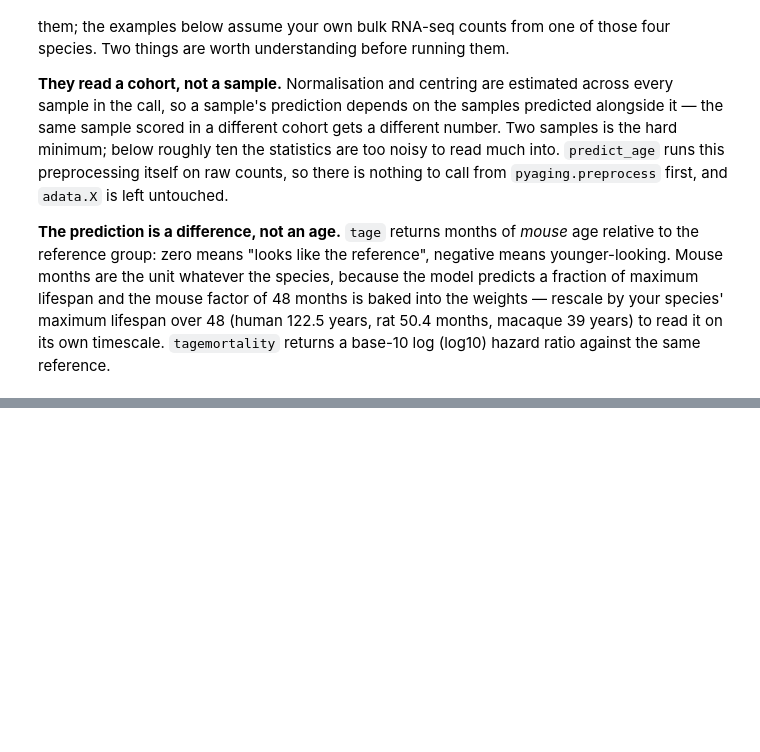
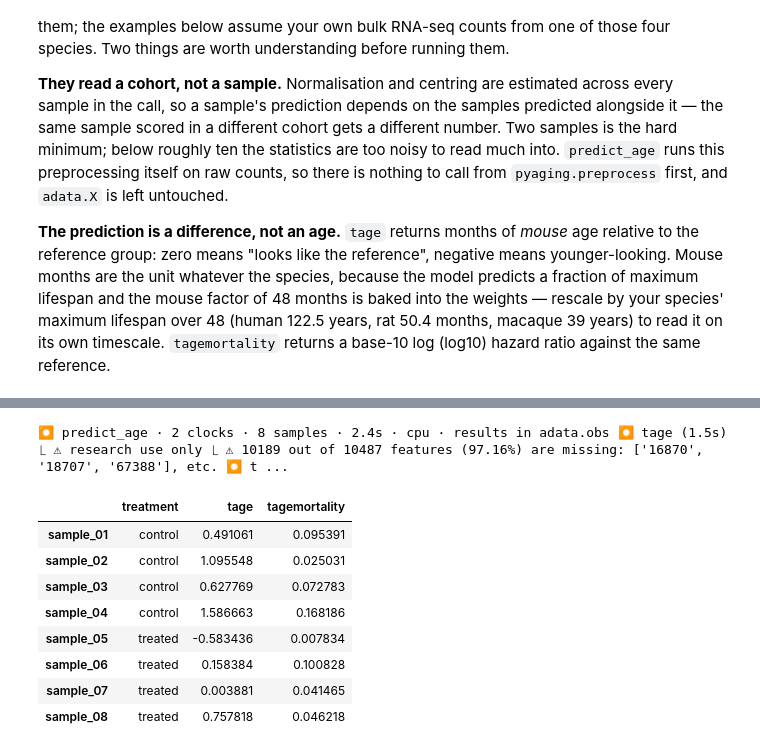
Before and after one commit to lucascamillomd/pyaging, a Jupyter notebook: tutorials/tutorial_rnaseq.ipynb, the cells around one changed output, grey strips where cells are left out. Drawn from its saved outputs; the diff is of its cells as text; code cells hidden in the pictures; blank space fills up the shorter version.

```diff
--- a/tutorials/tutorial_rnaseq.ipynb
+++ b/tutorials/tutorial_rnaseq.ipynb
@@ -148,0 +224,6 @@ What the preprocessing actually did — the species it used, how many genes mapp
+# %%
+mouse_counts = counts.copy()
+mouse_counts['mouse'] = 1
+mouse_adata = pya.preprocess.df_to_adata(mouse_counts, metadata_cols=['treatment'])
+pya.pred.predict_age(mouse_adata, ['tage', 'tagemortality'])
+mouse_adata.obs[['tage', 'tagemortality']]
@@ -148,0 +256,15 @@ What the preprocessing actually did — the species it used, how many genes mapp
+# %%
+mouse_adata.obs['tage_reference_group'] = mouse_adata.obs['treatment'] == 'control'
+pya.pred.predict_age(mouse_adata, ['tage', 'tagemortality'])
+mouse_adata.obs[['treatment', 'tage', 'tagemortality']]
+# %% [output]
+⏺ predict_age · 2 clocks · 8 samples · 2.4s · cpu · results in adata.obs ⏺ tage (1.5s) ⎿ ⚠ research use only ⎿ ⚠ 10189 out of 10487 features (97.16%) are missing: ['16870', '18707', '67388'], etc. ⏺ t ...
+|  | treatment | tage | tagemortality |
+| sample_01 | control | 0.491061 | 0.095391 |
+| sample_02 | control | 1.095548 | 0.025031 |
+| sample_03 | control | 0.627769 | 0.072783 |
+| sample_04 | control | 1.586663 | 0.168186 |
+| sample_05 | treated | -0.583436 | 0.007834 |
+| sample_06 | treated | 0.158384 | 0.100828 |
+| sample_07 | treated | 0.003881 | 0.041465 |
+| sample_08 | treated | 0.757818 | 0.046218 |
```
Also changed, not shown: parts of 18 cells of this notebook, 1 other file.
